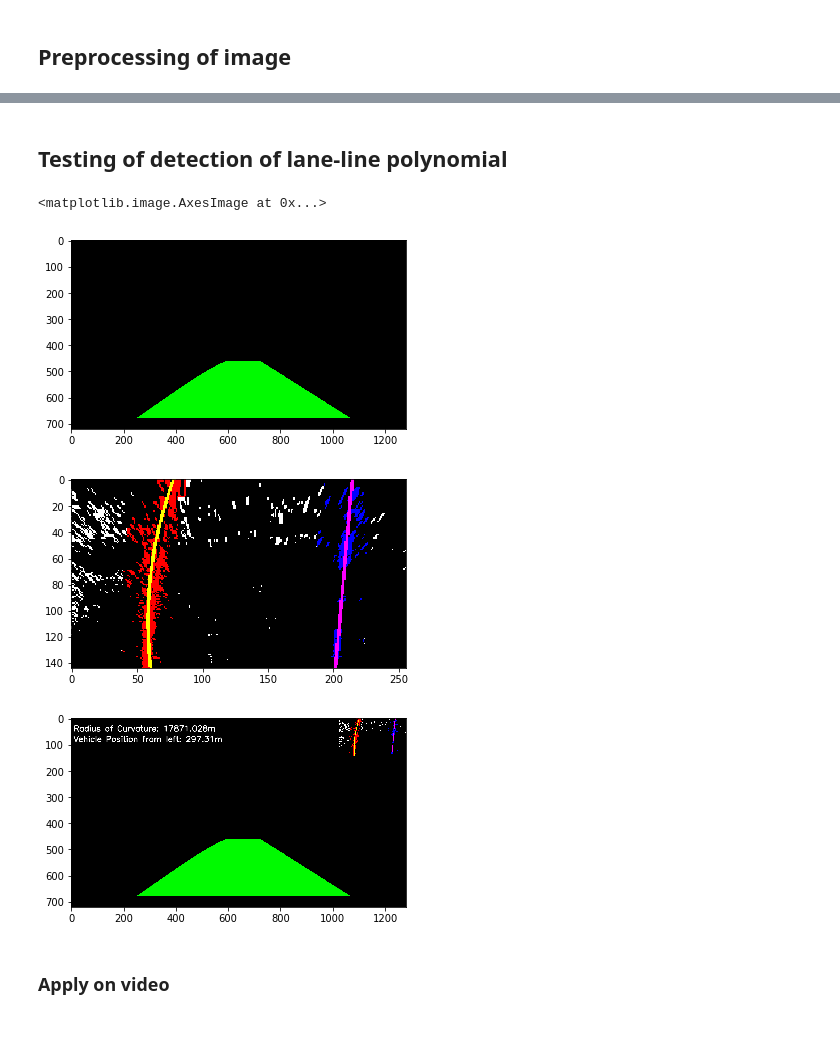
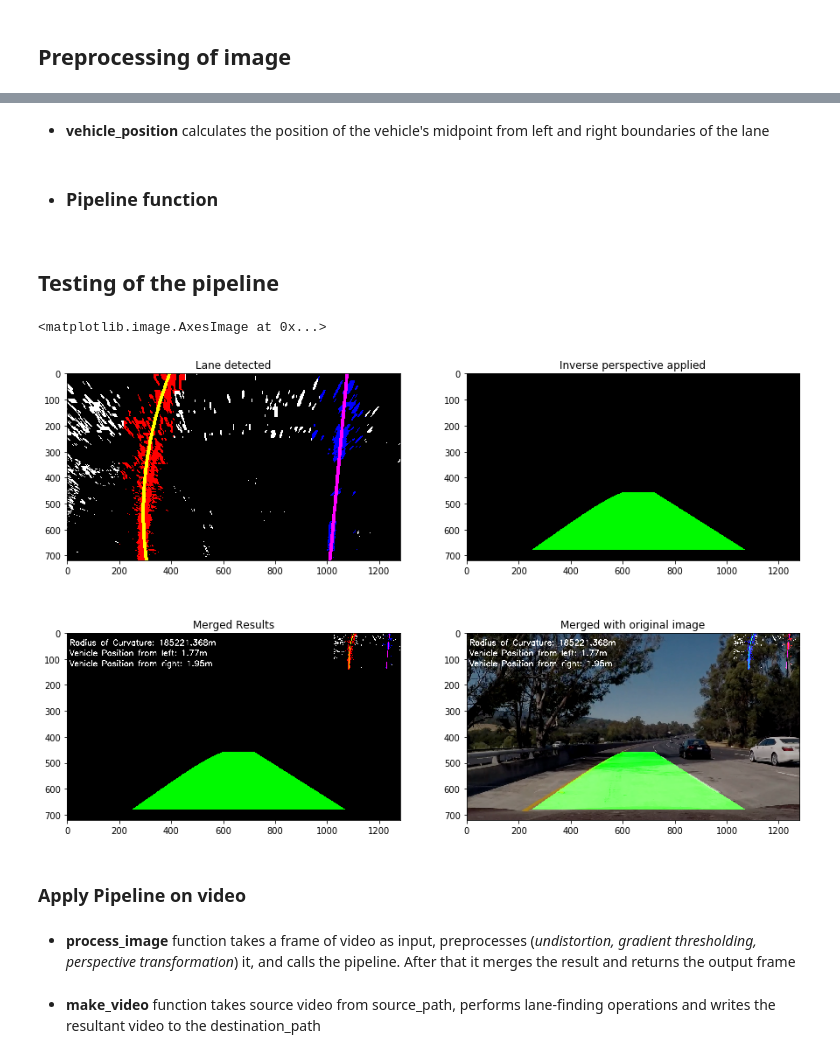
Before and after one commit to rekon/CarND-Finding_Lane_Lines_advanced, a Jupyter notebook: code1.ipynb, the cells around one changed output, grey strips where cells are left out. Cells and saved outputs as stored; diff of their text form; code cells hidden in the pictures; blank space fills up the shorter version.

Commit message:
Corrected Vehicle position and added comments in code

```diff
--- a/code1.ipynb
+++ b/code1.ipynb
@@ -168,20 +183,21 @@ def apply_sobel(img, s_thresh=(170, 245), x_thresh=(50, 120), s_d_thresh=(0.7,1.
     x_binary = np.zeros_like(scaled_sobel, dtype=np.uint8)
     x_binary[(scaled_sobel >= x_thresh[0]) & (scaled_sobel <= x_thresh[1])] = 1
 
+    # Threshold Hue channel
+    h_binary = np.zeros_like(h_channel, dtype=np.uint8)
+    h_binary[(h_channel >= h_thresh[0]) & (h_channel <= h_thresh[1])] = 1
 
-    # Threshold saturation channel
+    # Threshold Saturation channel
     s_color = np.zeros_like(s_channel, dtype=np.uint8)
     s_color[(s_channel >= s_thresh[0]) & (s_channel <= s_thresh[1])] = 1
     s_dm = saturation_direction_magnitude(s_channel, s_d_thresh, s_m_thresh)
 
-    h_binary = np.zeros_like(h_channel, dtype=np.uint8)
-    h_binary[(h_channel >= h_thresh[0]) & (h_channel <= h_thresh[1])] = 1
-
+    # Threshold Saturation channel
     s_binary = np.zeros_like(s_channel, dtype=np.uint8)
     s_binary[(s_color == 1) | (s_dm == 1 )] = 1
 
     # Stack each channel using np.dstack
-    color_binary = np.dstack(( np.zeros_like(s_binary, dtype=np.uint8), s_binary, x_binary ))*255
+    color_binary = np.dstack(( h_binary, s_binary, x_binary ))*255
 
     combined_binary = np.zeros_like(x_binary, dtype=np.uint8)
     combined_binary[(h_binary == 1) | (s_binary == 1) | (x_binary == 1) ] = 1
@@ -429,4 +451,6 @@ def radius_of_curvature( left_fit,right_fit ):
     return (left_curverad + right_curverad)/2
+# %% [markdown]
+- **vehicle_position** calculates the position of the vehicle's midpoint from left and right boundaries of the lane
 # %%
 def vehicle_position(left_fit,right_fit):
     left_fitx = left_fit[0]*720**2 + left_fit[1]*720 + left_fit[2]
@@ -435,7 +459,11 @@ def vehicle_position(left_fit,right_fit):
     # Define conversions in x and y from pixels space to meters
     xm_per_pix = 3.7/700 # meters per pixel in x dimension
 
-    lane_mid = (left_fitx+right_fitx)/2
+    lane_mid = (right_fitx - left_fitx)/2
 
-    diff = np.absolute(360 - lane_mid)
-    return diff
+    diff = (1280/2 - (lane_mid+left_fitx))
+    left_dist = (lane_mid + diff)*xm_per_pix
+    right_dist = (lane_mid - diff)*xm_per_pix
+    return ( left_dist, right_dist )
+# %% [markdown]
+- ### Pipeline function
@@ -442,49 +504,35 @@ def vehicle_position(left_fit,right_fit):
 # %% [markdown]
-## Testing of detection of lane-line polynomial
+## Testing of the pipeline
 # %%
-import cv2
-def test_lane_line_polynomial( original, pp_image ):
-    global FIRST_FRAME_DONE
-    global LEFT_FIT
-    global RIGHT_FIT
-
-    left_x_base,right_x_base = get_histogram_peaks( pp_image )
-
-    if FIRST_FRAME_DONE == False:
-        left_fit, right_fit, warped_image = lane_polynomials( pp_image, left_x_base, right_x_base )
-        FIRST_FRAME_DONE = True
-        LEFT_FIT = left_fit
-        RIGHT_FIT = right_fit
-    else:
-        left_fit, right_fit, warped_image = subsequent_lane_polynomials( pp_image, LEFT_FIT, RIGHT_FIT )
-        LEFT_FIT = left_fit
-        RIGHT_FIT = right_fit
-    output_image = place_back_calculated_path(pp_image,left_fit, right_fit)
-    RoC = radius_of_curvature(left_fit,right_fit)
-    pos = vehicle_position(left_fit,right_fit)
-    return output_image,warped_image, RoC, pos
-
-
 image = cv2.imread('./test_images/test5.jpg')
 preprocessed_image = preprocess_image( image )
-resultant_img,_,RoC,pos = test_lane_line_polynomial(image, preprocessed_image)
+resultant_img,_,RoC,pos = pipeline(image, preprocessed_image)
+plt.figure(figsize=(15,10))
+plt.subplot(2,2,2)
+plt.title('Inverse perspective applied')
 plt.imshow( resultant_img )
-plt.figure()
+plt.subplot(2,2,1)
+plt.title('Lane detected')
+plt.imshow( _ )
 _ = cv2.resize(_, (0,0), fx=0.2, fy=0.2)
-plt.imshow( _ )
-plt.figure()
 x_offset=np.int(resultant_img.shape[1]*0.8)
 y_offset=0
 resultant_img[y_offset:y_offset+_.shape[0], x_offset:x_offset+_.shape[1]] = _
 cv2.putText( resultant_img, 'Radius of Curvature: {:0.3f}m'.format(RoC), (10,50), cv2.FONT_HERSHEY_SIMPLEX, 1,(255,255,255),2,cv2.LINE_AA )
-cv2.putText( resultant_img, 'Vehicle Position from left: {:0.2f}m'.format(pos), (10,90), cv2.FONT_HERSHEY_SIMPLEX, 1,(255,255,255),2,cv2.LINE_AA )
+cv2.putText( resultant_img, 'Vehicle Position from left: {:0.2f}m'.format(pos[0]), (10,90), cv2.FONT_HERSHEY_SIMPLEX, 1,(255,255,255),2,cv2.LINE_AA )
+cv2.putText( resultant_img, 'Vehicle Position from right: {:0.2f}m'.format(pos[1]), (10,130), cv2.FONT_HERSHEY_SIMPLEX, 1,(255,255,255),2,cv2.LINE_AA )
+plt.subplot(2,2,3)
+plt.title('Merged Results')
 plt.imshow( resultant_img )
+plt.subplot(2,2,4)
+plt.title('Merged with original image')
+plt.imshow(get_mp_image(weighted_img( image, resultant_img,0.7, 1)))
 # %% [output]
 <matplotlib.image.AxesImage at 0x...>
-[figure, old version]
+[figure, new version]
-[figure, removed]
-[figure, removed]
 # %% [markdown]
-### Apply on video
+### Apply Pipeline on video
+# %% [markdown]
+- **process_image** function takes a frame of video as input, preprocesses (_undistortion, gradient thresholding, perspective transformation_) it, and calls the pipeline. After that it merges the result and returns the output frame
 # %%
 from moviepy.editor import VideoFileClip
@@ -515,3 +562,5 @@ def process_image(image):
 
     return merged
+# %% [markdown]
+- **make_video** function takes source video from source_path, performs lane-finding operations and writes the resultant video to the destination_path
 # %%
```
Also changed, not shown: parts of 39 cells of this notebook.
